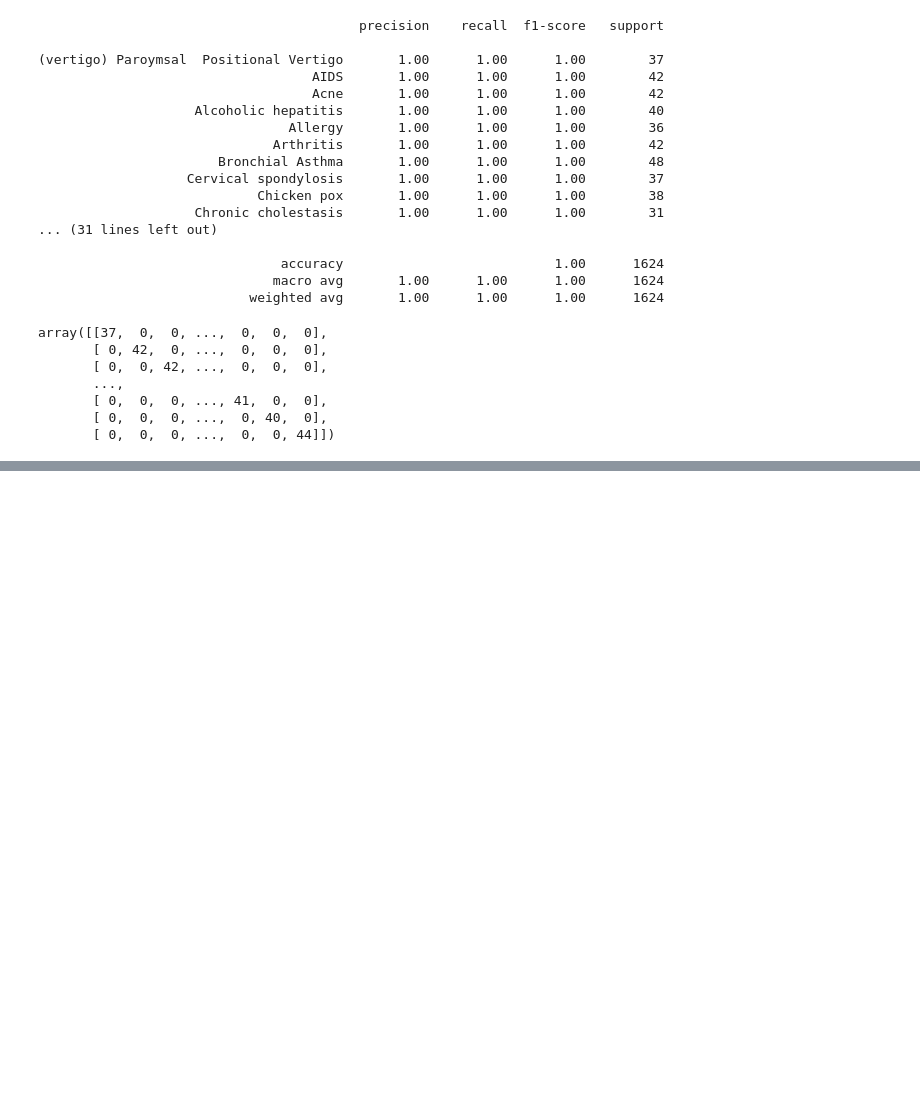
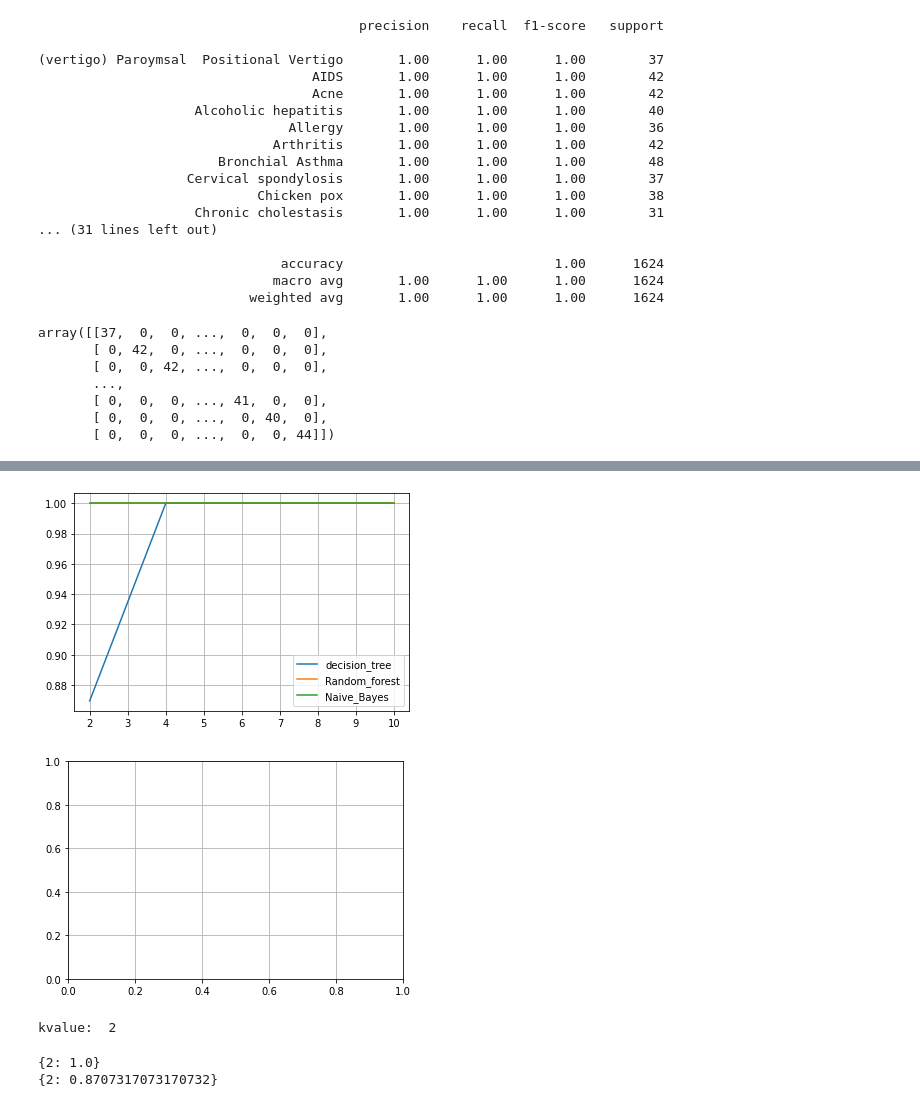
Before and after one commit to miniprojectA2/Android-App-Solutions-to-Aid-Clinical-Decision-Making, a Jupyter notebook: PredictionAlgo.ipynb, the cells around one changed output, grey strips where cells are left out. Saved outputs shown, nothing was run; the diff lists cells and outputs as text; code cells hidden in the pictures; blank space fills up the shorter version.

Commit message:
Final Algo

```diff
--- a/PredictionAlgo.ipynb
+++ b/PredictionAlgo.ipynb
@@ -357,0 +397,17 @@ array([[37,  0,  0, ...,  0,  0,  0],
+# %%
+nb = MultinomialNB()
+dt = DecisionTreeClassifier(criterion='entropy',)
+ran = RandomForestClassifier(n_estimators = 10)
+# %%
+algo_dict = {'decision_tree':dt,'Random_forest':ran,'Naive_Bayes' : nb}
+algo_train_scores={}
+algo_test_scores={}
+# %%
+max_kfold = 11
+for algo_name in algo_dict.keys():
+    print(algo_name)
+    tr_score,tst_score = evaluate(df,max_kfold,algo_dict[algo_name])
+    algo_train_scores[algo_name] = tr_score
+    algo_test_scores[algo_name] = tst_score
+print(algo_train_scores)
+print(algo_test_scores)
@@ -357,0 +435,42 @@ array([[37,  0,  0, ...,  0,  0,  0],
+# %%
+df_test = pd.DataFrame(algo_test_scores)
+df_train = pd.DataFrame(algo_train_scores)
+# %%
+df_test.plot(grid = 1)
+plt.show()
+plt.grid()
+# %% [output]
+[figure, added]
+[figure, added]
+# %%
+test_scores={}
+train_scores={}
+for i in range(2,4,2):
+    kf = KFold(n_splits = i)
+    sum_train = 0
+    sum_test = 0
+    data = df
+    for train,test in kf.split(data):
+        train_data = data.iloc[train,:]
+        test_data = data.iloc[test,:]
+        x_train = train_data.drop(["prognosis"],axis=1)
+        y_train = train_data['prognosis']
+        x_test = test_data.drop(["prognosis"],axis=1)
+        y_test = test_data["prognosis"]
+        algo_model = dt.fit(x_train,y_train)
+        sum_train += dt.score(x_train,y_train)
+        y_pred = dt.predict(x_test)
+        sum_test += accuracy_score(y_test,y_pred)
+    average_test = sum_test/i
+    average_train = sum_train/i
+    test_scores[i] = average_test
+    train_scores[i] = average_train
+    print("kvalue: ",i)
+# %% [output]
+kvalue:  2
+# %%
+print(train_scores)
+print(test_scores)
+# %% [output]
+{2: 1.0}
+{2: 0.8707317073170732}
```
Also changed, not shown: parts of 56 cells of this notebook.
